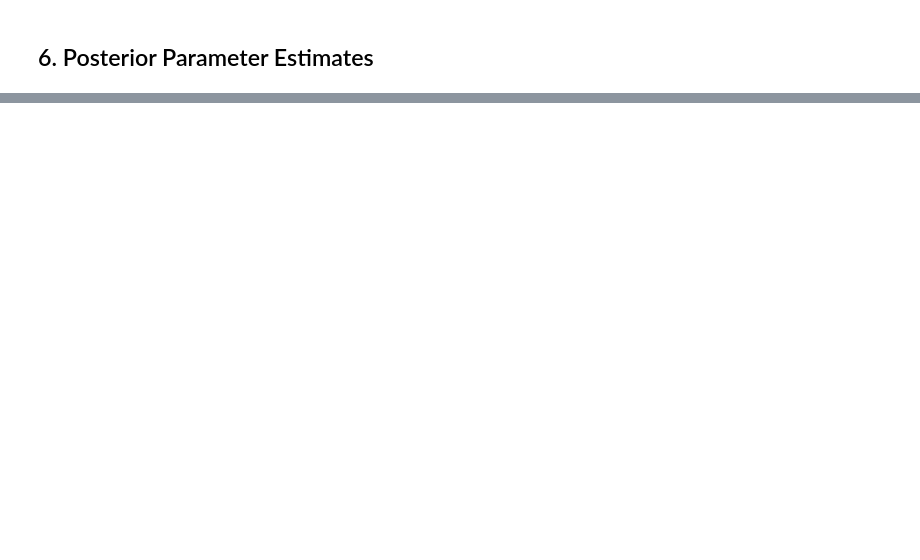
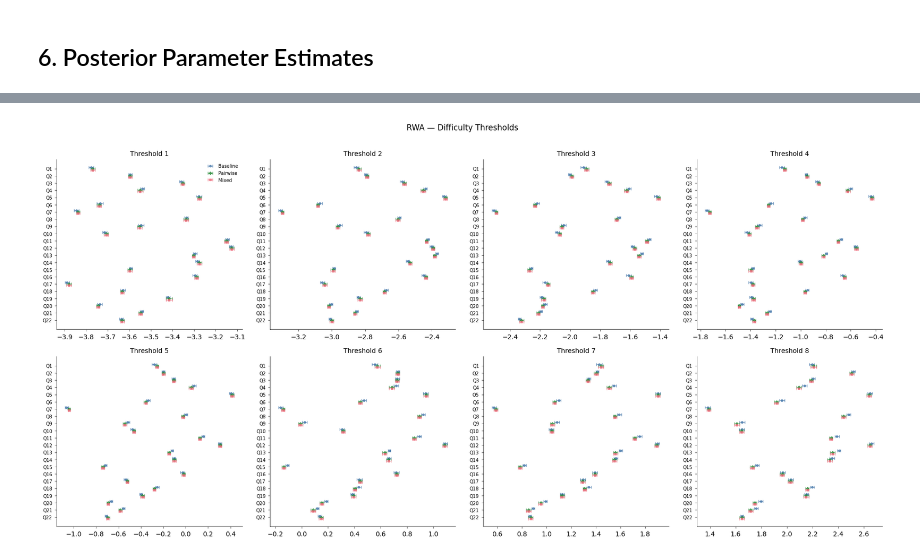
Before and after one commit to mederrata/bayesianquilts, a Jupyter notebook: notebooks/irt/rwa/grm_single_scale.ipynb, the cells around one changed output, grey strips where cells are left out. Cells and saved outputs as stored; diff of their text form; code cells hidden in the pictures; blank space fills up the shorter version.

```diff
--- a/notebooks/irt/rwa/grm_single_scale.ipynb
+++ b/notebooks/irt/rwa/grm_single_scale.ipynb
@@ -253,5 +603,8 @@ plt.show()
 # %%
-fig = plot_thresholds(item_keys, model_baseline, model_imputed, title='RWA — Difficulty Thresholds')
+fig = plot_thresholds(item_keys, model_baseline, model_imputed, title='RWA — Difficulty Thresholds',
+                       model_pairwise=model_pairwise)
 fig.savefig('thresholds.pdf', bbox_inches='tight', dpi=150)
 plt.show()
+# %% [output]
+[figure, added]
 # %%
```
Also changed, not shown: parts of 29 cells of this notebook, 37 other files.
